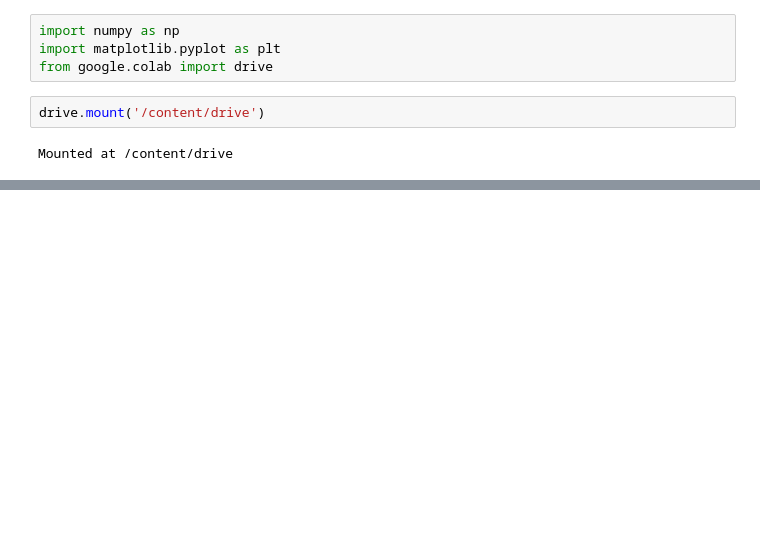
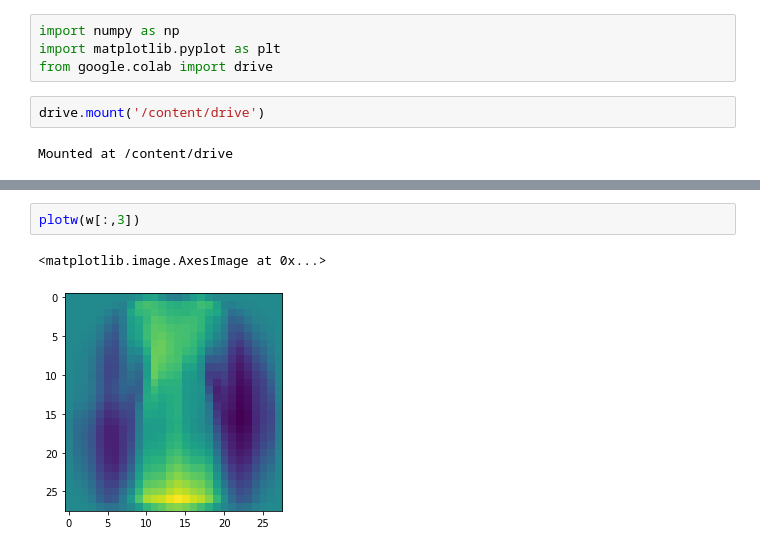
Before and after one commit to ykamen/CS4342, a Jupyter notebook: CS4342_HW3.ipynb, the cells around one changed output, grey strips where cells are left out. Cells and saved outputs as stored; diff of their text form; blank space fills up the shorter version.

```diff
--- a/CS4342_HW3.ipynb
+++ b/CS4342_HW3.ipynb
@@ -60,0 +111,5 @@ ValueError: ignored
+# %%
+plotw(w[:,3])
+# %% [output]
+<matplotlib.image.AxesImage at 0x...>
+[figure, added]
```
Also changed, not shown: parts of 12 cells of this notebook.
